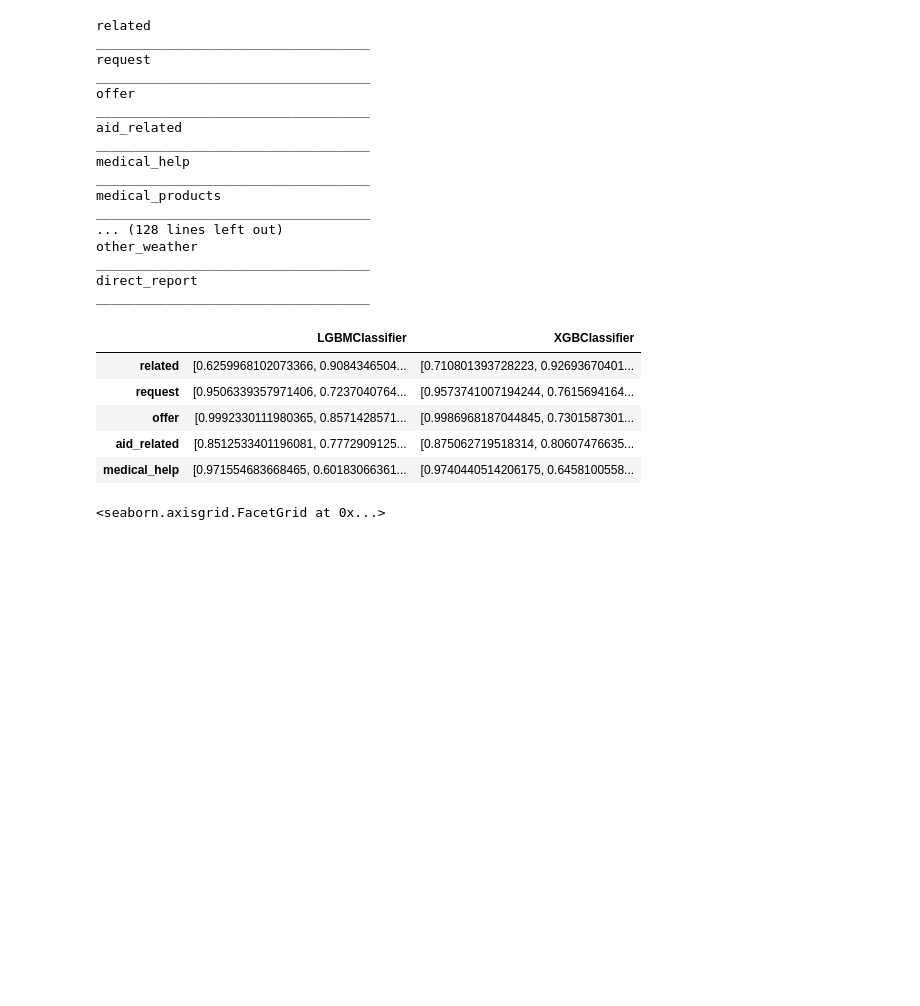
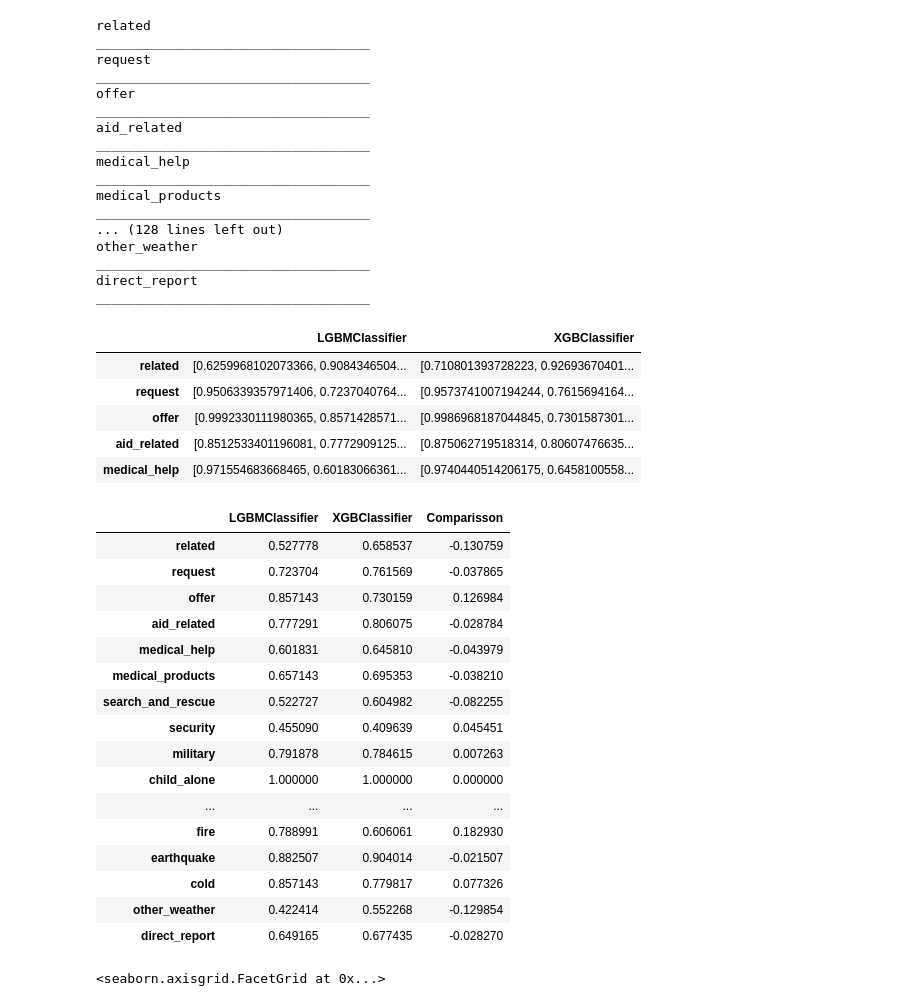
Before and after one commit to vpontello/disaster_response_pipeline, a Jupyter notebook: notebooks/ML_pipeline.ipynb, the cells around one changed output. Drawn from its saved outputs; the diff is of its cells as text; code cells hidden in the pictures; blank space fills up the shorter version.

```diff
--- a/notebooks/ML_pipeline.ipynb
+++ b/notebooks/ML_pipeline.ipynb
@@ -426,6 +426,26 @@ df_performance.head()
 df_performance['LGBMClassifier'] = df_performance['LGBMClassifier'].apply(lambda x : x[-1])
 df_performance['XGBClassifier']  = df_performance['XGBClassifier'].apply(lambda x : x[-1])
 df_performance['Comparisson'] = df_performance['LGBMClassifier'] - df_performance['XGBClassifier']
+# %%
+df_performance
+# %% [output]
+|  | LGBMClassifier | XGBClassifier | Comparisson |
+| related | 0.527778 | 0.658537 | -0.130759 |
+| request | 0.723704 | 0.761569 | -0.037865 |
+| offer | 0.857143 | 0.730159 | 0.126984 |
+| aid_related | 0.777291 | 0.806075 | -0.028784 |
+| medical_help | 0.601831 | 0.645810 | -0.043979 |
+| medical_products | 0.657143 | 0.695353 | -0.038210 |
+| search_and_rescue | 0.522727 | 0.604982 | -0.082255 |
+| security | 0.455090 | 0.409639 | 0.045451 |
+| military | 0.791878 | 0.784615 | 0.007263 |
+| child_alone | 1.000000 | 1.000000 | 0.000000 |
+| ... | ... | ... | ... |
+| fire | 0.788991 | 0.606061 | 0.182930 |
+| earthquake | 0.882507 | 0.904014 | -0.021507 |
+| cold | 0.857143 | 0.779817 | 0.077326 |
+| other_weather | 0.422414 | 0.552268 | -0.129854 |
+| direct_report | 0.649165 | 0.677435 | -0.028270 |
 # %%
 sns.displot(df_performance['Comparisson'])
 # %% [output]
```
